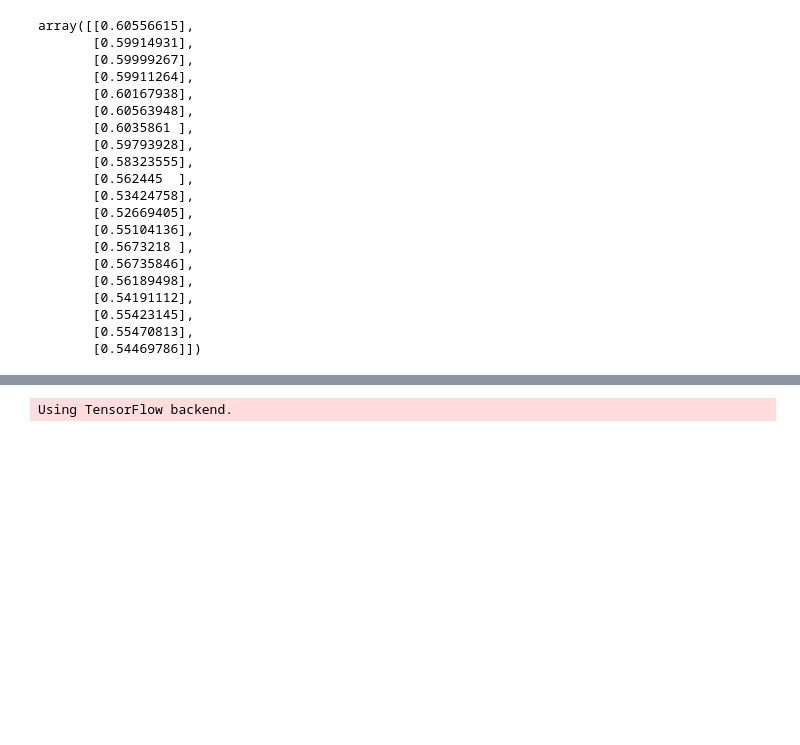
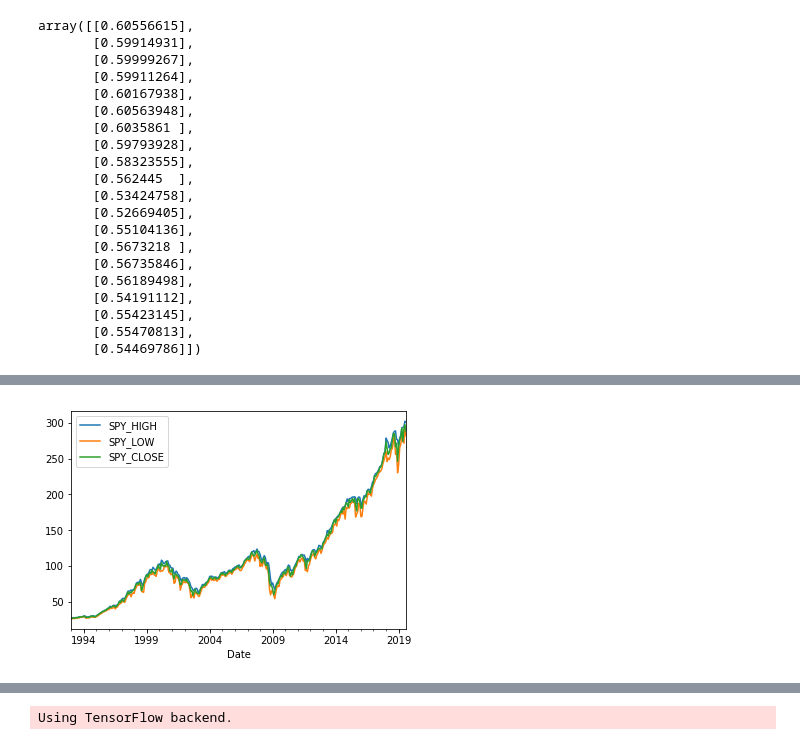
Before and after one commit to drewkerwin/stock-prediction, a Jupyter notebook: spy-prediction.ipynb, the cells around one changed output, grey strips where cells are left out. Cells and saved outputs as stored; diff of their text form; code cells hidden in the pictures; blank space fills up the shorter version.

```diff
--- a/spy-prediction.ipynb
+++ b/spy-prediction.ipynb
@@ -341,0 +407,7 @@ array([[0.60556615],
+# %%
+import matplotlib.pyplot as plt
+graph_data = spy_monthly.iloc[:,1:4]
+graph_data.plot(subplots=False, legend=True)
+plt.show()
+# %% [output]
+[figure, added]
```
Also changed, not shown: parts of 19 cells of this notebook.
